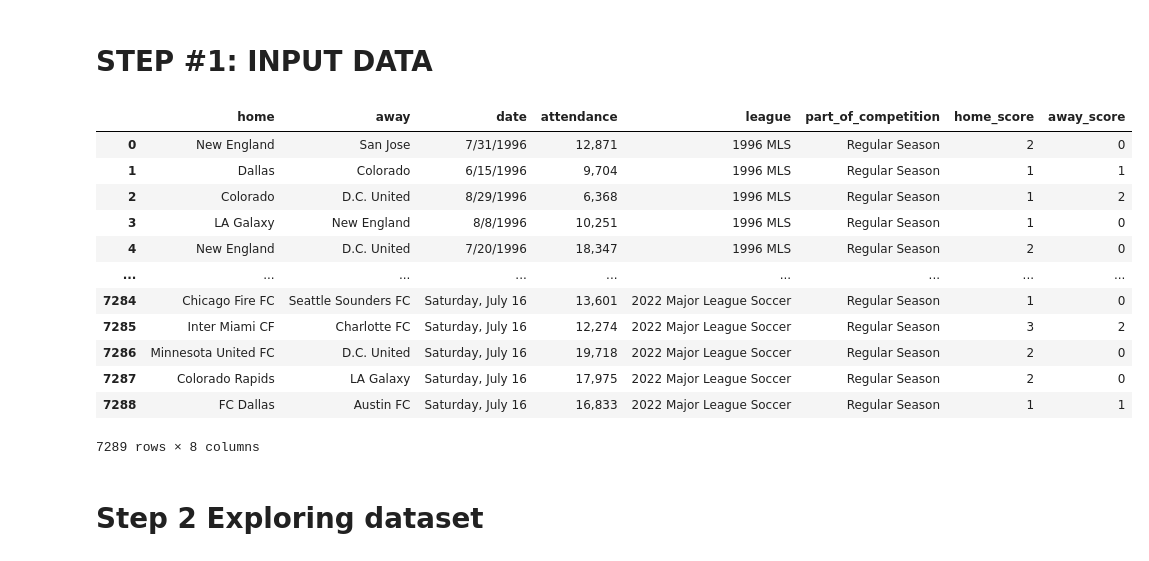
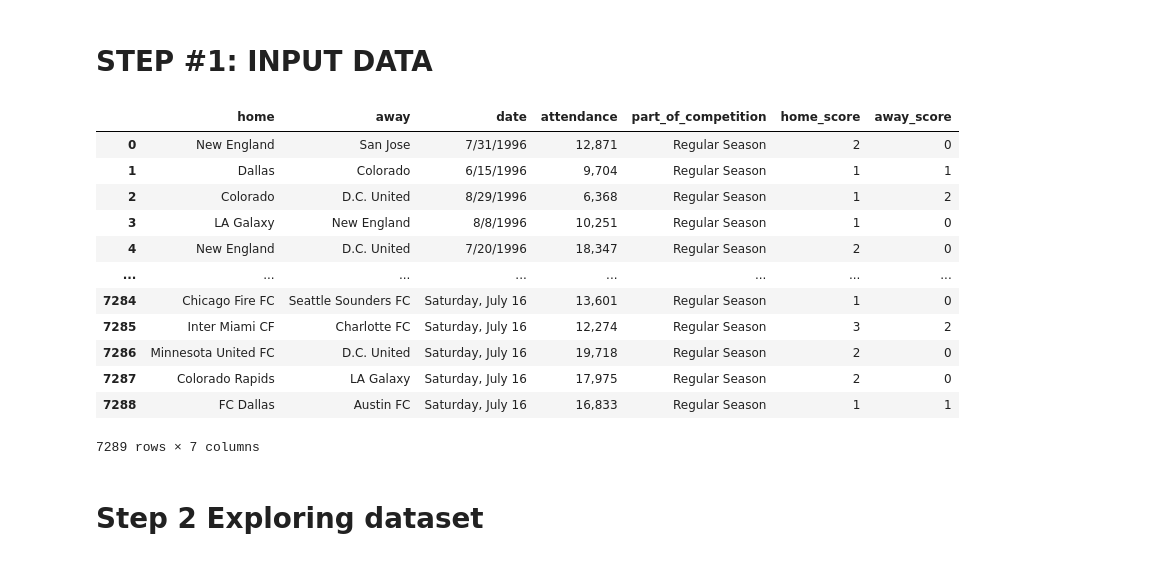
Before and after one commit to jcuenca972/ml2_cuencalerma_assignment, a Jupyter notebook: model_lab/Soccer.ipynb, the cells around one changed output. Saved outputs shown, nothing was run; the diff lists cells and outputs as text; code cells hidden in the pictures.

```diff
--- a/model_lab/Soccer.ipynb
+++ b/model_lab/Soccer.ipynb
@@ -8,23 +8,23 @@ import matplotlib.pyplot as plt
 import seaborn as sns
 %matplotlib inline
 # %%
-data_columns = ["home", "away", "date", "attendance", "league", "part_of_competition",
+data_columns = ["home", "away", "date", "attendance", "part_of_competition",
                 "home_score", "away_score"]
 data = pd.read_csv("matches.csv")[data_columns]
 data
 # %% [output]
-|  | home | away | date | attendance | league | part_of_competition | home_score | away_score |
-| 0 | New England | San Jose | 7/31/1996 | 12,871 | 1996 MLS | Regular Season | 2 | 0 |
-| 1 | Dallas | Colorado | 6/15/1996 | 9,704 | 1996 MLS | Regular Season | 1 | 1 |
-| 2 | Colorado | D.C. United | 8/29/1996 | 6,368 | 1996 MLS | Regular Season | 1 | 2 |
-| 3 | LA Galaxy | New England | 8/8/1996 | 10,251 | 1996 MLS | Regular Season | 1 | 0 |
-| 4 | New England | D.C. United | 7/20/1996 | 18,347 | 1996 MLS | Regular Season | 2 | 0 |
-| ... | ... | ... | ... | ... | ... | ... | ... | ... |
-| 7284 | Chicago Fire FC | Seattle Sounders FC | Saturday, July 16 | 13,601 | 2022 Major League Soccer | Regular Season | 1 | 0 |
-| 7285 | Inter Miami CF | Charlotte FC | Saturday, July 16 | 12,274 | 2022 Major League Soccer | Regular Season | 3 | 2 |
-| 7286 | Minnesota United FC | D.C. United | Saturday, July 16 | 19,718 | 2022 Major League Soccer | Regular Season | 2 | 0 |
-| 7287 | Colorado Rapids | LA Galaxy | Saturday, July 16 | 17,975 | 2022 Major League Soccer | Regular Season | 2 | 0 |
-| 7288 | FC Dallas | Austin FC | Saturday, July 16 | 16,833 | 2022 Major League Soccer | Regular Season | 1 | 1 |
+|  | home | away | date | attendance | part_of_competition | home_score | away_score |
+| 0 | New England | San Jose | 7/31/1996 | 12,871 | Regular Season | 2 | 0 |
+| 1 | Dallas | Colorado | 6/15/1996 | 9,704 | Regular Season | 1 | 1 |
+| 2 | Colorado | D.C. United | 8/29/1996 | 6,368 | Regular Season | 1 | 2 |
+| 3 | LA Galaxy | New England | 8/8/1996 | 10,251 | Regular Season | 1 | 0 |
+| 4 | New England | D.C. United | 7/20/1996 | 18,347 | Regular Season | 2 | 0 |
+| ... | ... | ... | ... | ... | ... | ... | ... |
+| 7284 | Chicago Fire FC | Seattle Sounders FC | Saturday, July 16 | 13,601 | Regular Season | 1 | 0 |
+| 7285 | Inter Miami CF | Charlotte FC | Saturday, July 16 | 12,274 | Regular Season | 3 | 2 |
+| 7286 | Minnesota United FC | D.C. United | Saturday, July 16 | 19,718 | Regular Season | 2 | 0 |
+| 7287 | Colorado Rapids | LA Galaxy | Saturday, July 16 | 17,975 | Regular Season | 2 | 0 |
+| 7288 | FC Dallas | Austin FC | Saturday, July 16 | 16,833 | Regular Season | 1 | 1 |
-7289 rows × 8 columns
+7289 rows × 7 columns
 # %% [markdown]
 # Step 2 Exploring dataset
```
Also changed, not shown: parts of 14 cells of this notebook, 1 other file.
